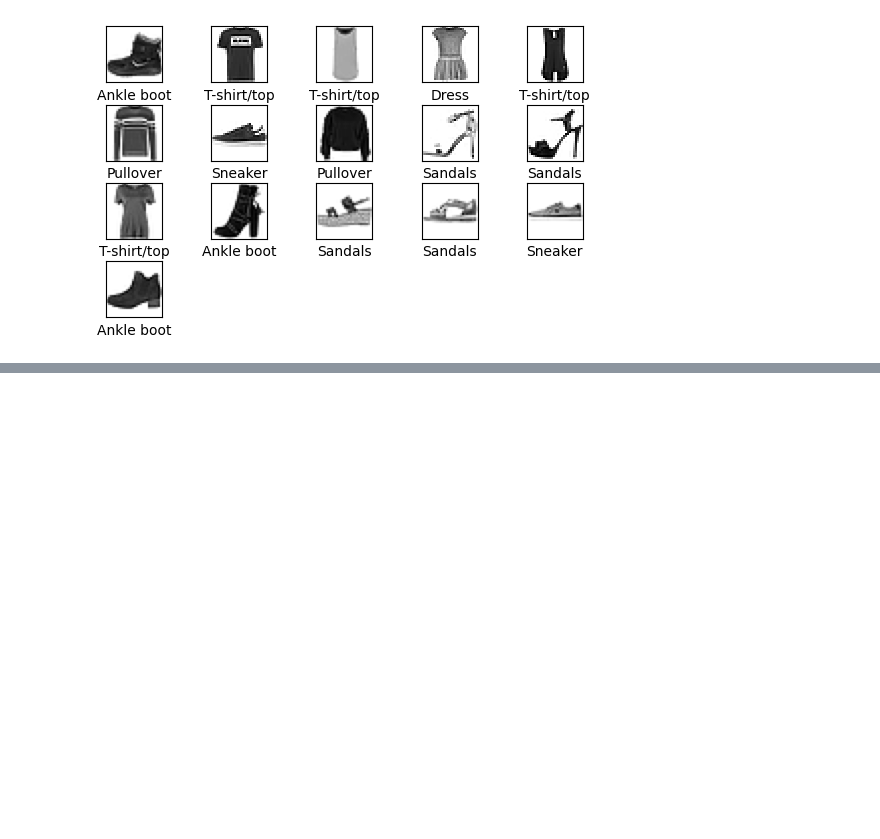
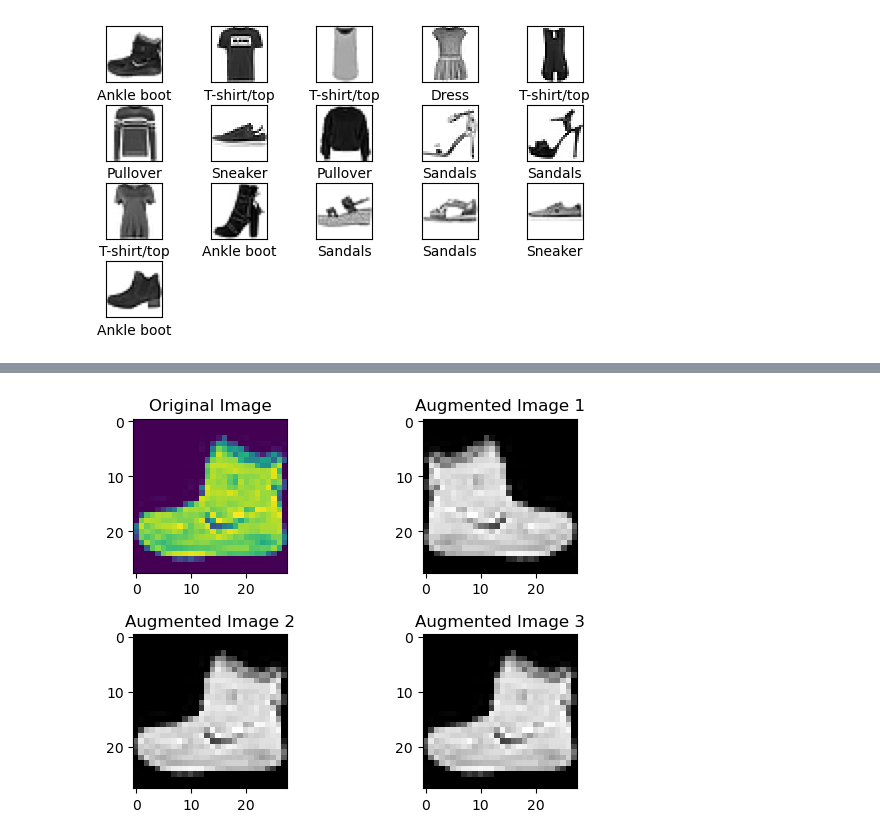
Before and after one commit to Borgia1459/clothe_image_categorization, a Jupyter notebook: src/understandingCNN.ipynb, the cells around one changed output, grey strips where cells are left out. Saved outputs shown, nothing was run; the diff lists cells and outputs as text; code cells hidden in the pictures; blank space fills up the shorter version.

```diff
--- a/src/understandingCNN.ipynb
+++ b/src/understandingCNN.ipynb
@@ -63,0 +155,42 @@ model.summary()
+# %%
+import os
+from tensorflow.keras.preprocessing.image import ImageDataGenerator, load_img
+
+# Create the ImageDataGenerator instance
+datagen = ImageDataGenerator(rotation_range=90, width_shift_range=0.2, height_shift_range=0.2, shear_range=0.2, zoom_range=0.2, fill_mode='nearest')
+
+def generate_plot_pics(datagen, original_img, save_prefix):
+    folder = 'augmented_pics'
+
+    # Create the directory if it doesn't exist
+    if not os.path.exists(folder):
+        os.makedirs(folder)
+
+    # Generate augmented images
+    i = 0
+    for batch in datagen.flow(original_img.reshape((1, 28, 28, 1)), batch_size=1, save_to_dir=folder, save_prefix=save_prefix, save_format='png'):
+        i += 1
+        if i > 2:  # Generate only 2 augmented images
+            break
+
+    # Plot the original image
+    plt.subplot(2, 2, 1)
+    plt.imshow(original_img.squeeze(), )  # Use squeeze to remove single-dimensional entries
+    plt.title('Original Image')
+
+    # Load and plot the augmented images
+    augmented_files = os.listdir(folder)
+    for j, file in enumerate(os.listdir(folder)):
+        if j <3:
+            plt.subplot(2, 2, j + 2)  # Start from the second subplot
+            aug_img = load_img(os.path.join(folder, file))
+            plt.imshow(aug_img)
+            plt.title(f'Augmented Image {j + 1}')
+
+    plt.subplots_adjust(hspace=0.4, wspace=0.4)
+    plt.show()
+
+# Example usage (assuming train_images is defined and contains images)
+generate_plot_pics(datagen, train_images[0], 'hv_flip')
+# %% [output]
+[figure, added]
```
Also changed, not shown: parts of 11 cells of this notebook, 18 other files.
